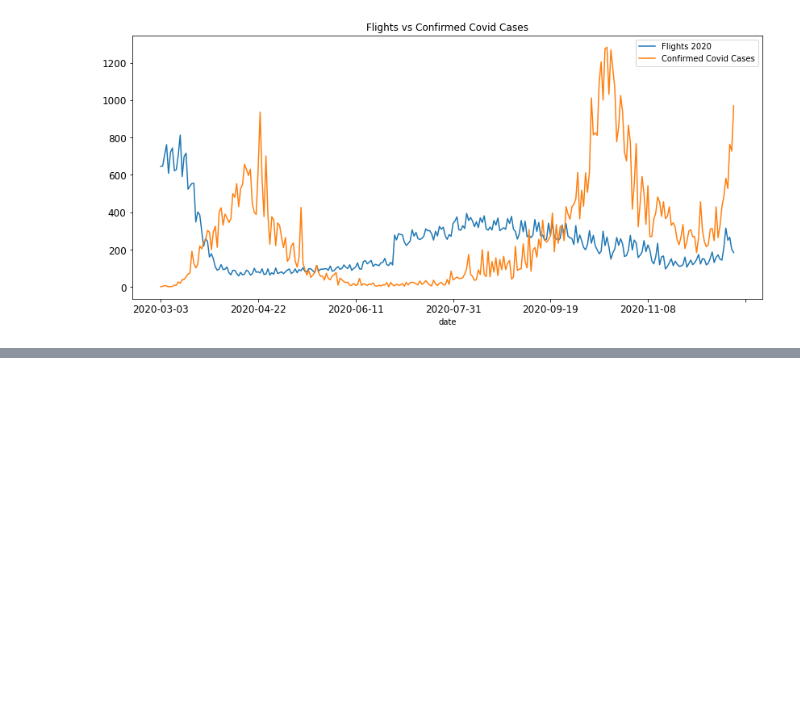
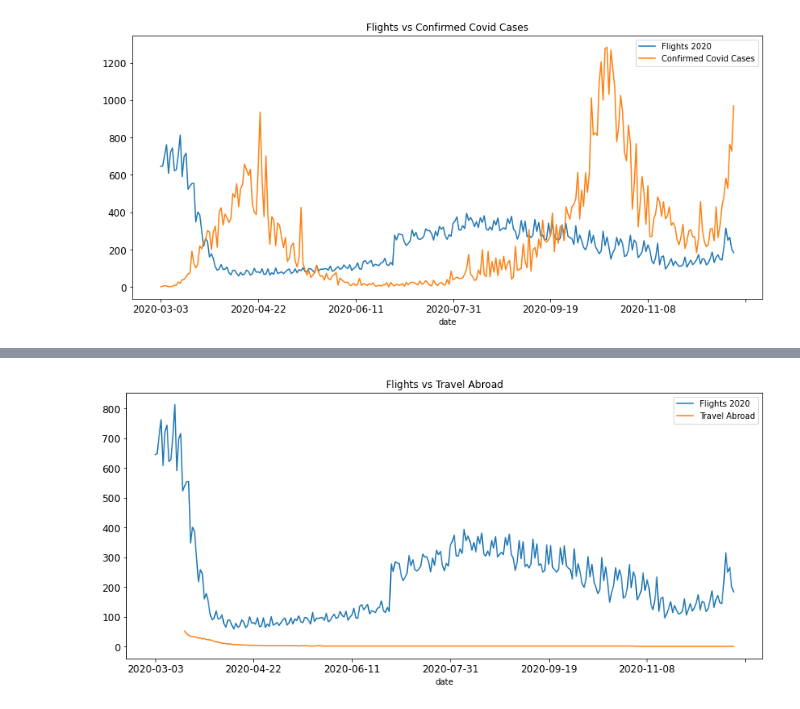
Before and after one commit to Truncation-Nation/hack4change, a Jupyter notebook: hack4change.ipynb, the cells around one changed output, grey strips where cells are left out. Cells and saved outputs as stored; diff of their text form; code cells hidden in the pictures; blank space fills up the shorter version.

```diff
--- a/hack4change.ipynb
+++ b/hack4change.ipynb
@@ -166,0 +183,8 @@ p.set_ylabel('');
+# %%
+p = df['Flights 2020'].plot(title = 'Flights vs Travel Abroad',figsize = (14, 6), fontsize = 12)
+df['TravelAbroad'].plot()
+p.set_xlabel('date')
+plt.legend(['Flights 2020','Travel Abroad'])
+p.set_ylabel('');
+# %% [output]
+[figure, added]
```
Also changed, not shown: parts of 3 cells of this notebook.
